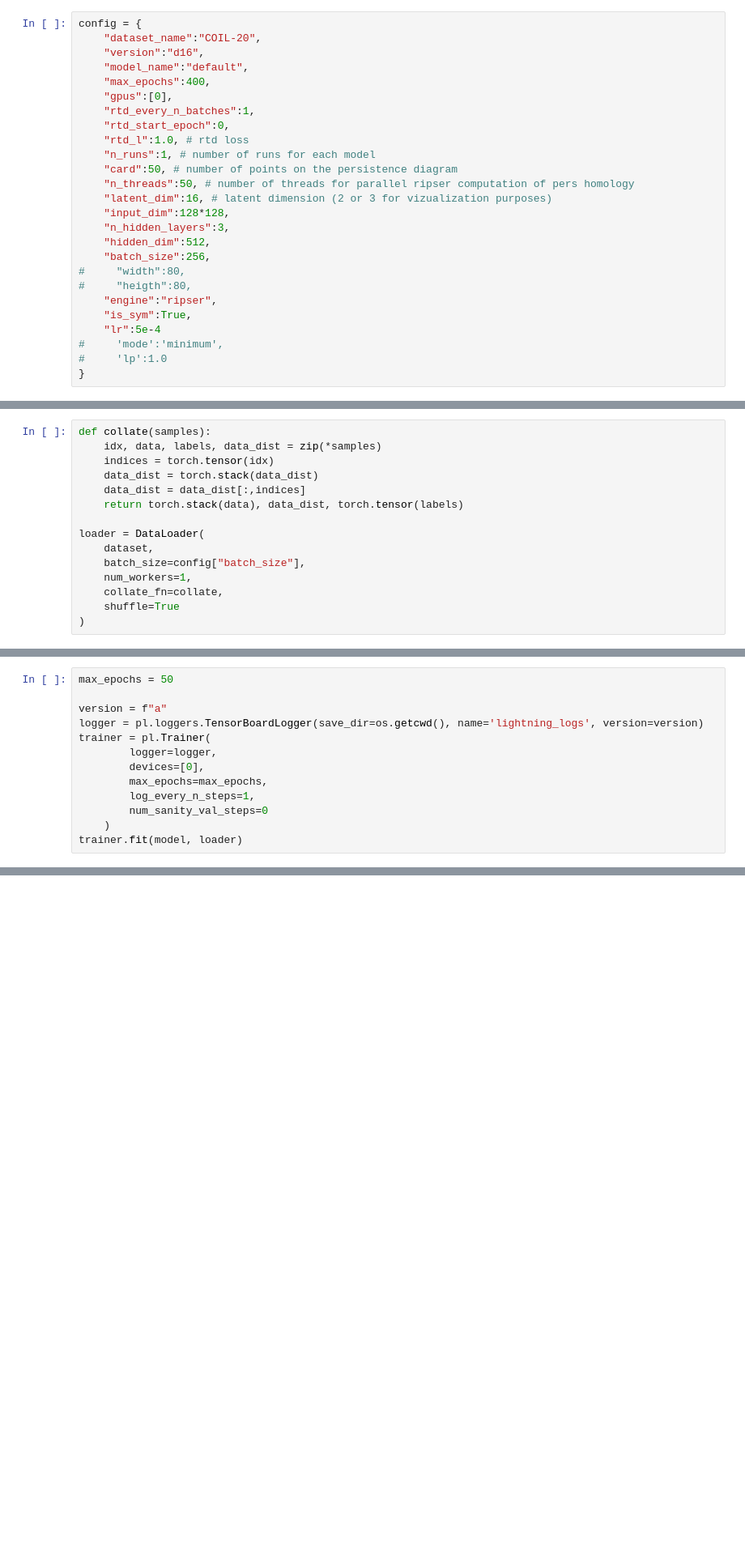
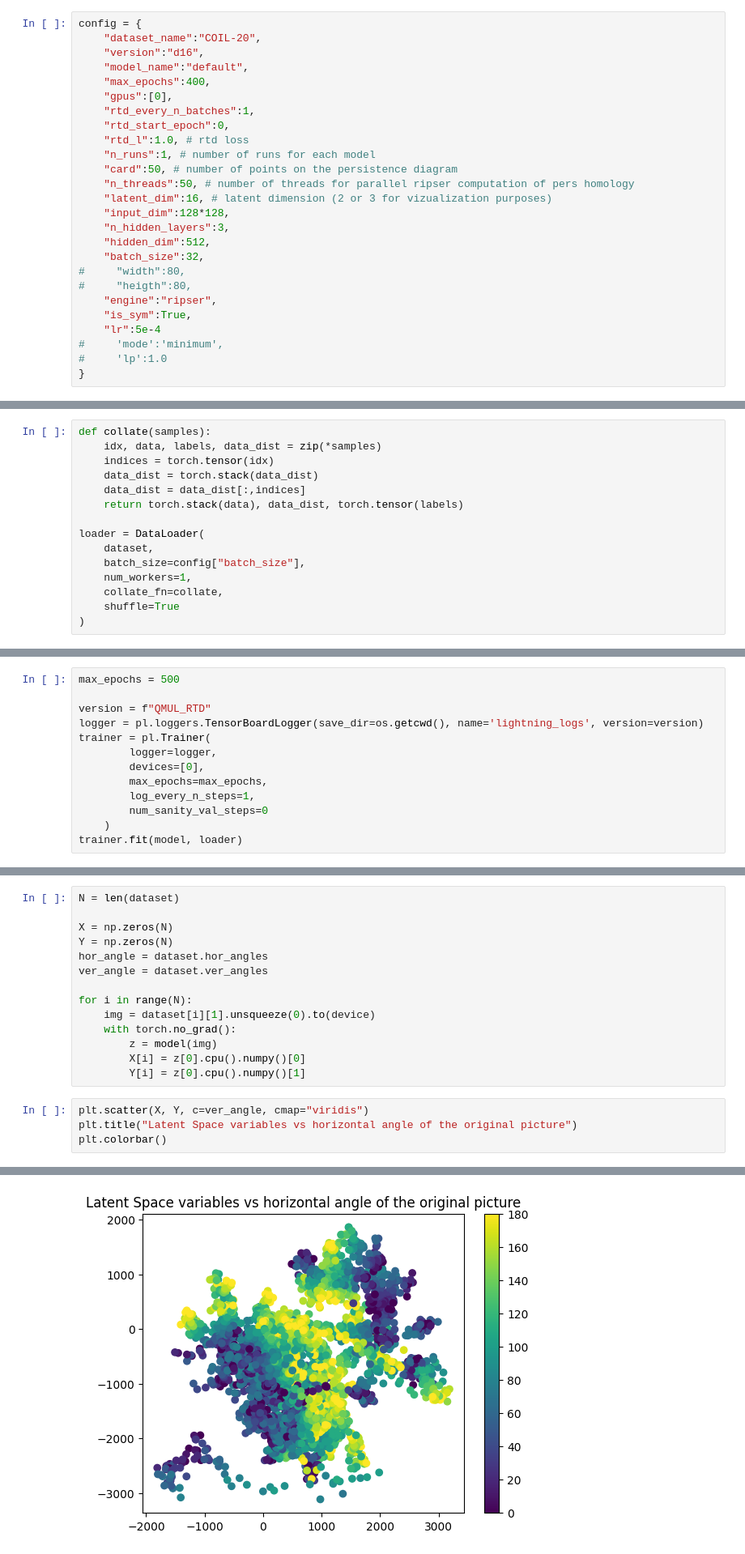
Before and after one commit to hduprieu/RTD_AE, a Jupyter notebook: QMUL_script.ipynb, the cells around one changed output, grey strips where cells are left out. Shown at 81% size. Cells and saved outputs as stored; diff of their text form; blank space fills up the shorter version.

Commit message:
Training RTD-AE on QMUL

```diff
--- a/QMUL_script.ipynb
+++ b/QMUL_script.ipynb
@@ -342,7 +342,7 @@ config = {
     "input_dim":128*128,
     "n_hidden_layers":3,
     "hidden_dim":512,
-    "batch_size":256,
+    "batch_size":32,
 #     "width":80,
 #     "heigth":80,
     "engine":"ripser",
@@ -458,9 +452,9 @@ decoder = nn.Sequential(
 
 model = AutoEncoder(encoder = encoder, decoder = decoder, RTDLoss = RTDLoss(dim = 1, lp = 1., **config), MSELoss = nn.MSELoss()).to(device)
 # %%
-max_epochs = 50
+max_epochs = 500
 
-version = f"a"
+version = f"QMUL_RTD"
 logger = pl.loggers.TensorBoardLogger(save_dir=os.getcwd(), name='lightning_logs', version=version)
 trainer = pl.Trainer(
         logger=logger,
@@ -492,0 +506,19 @@ LOCAL_RANK: 0 - CUDA_VISIBLE_DEVICES: [0]
+# %%
+N = len(dataset)
+
+X = np.zeros(N)
+Y = np.zeros(N)
+hor_angle = dataset.hor_angles
+ver_angle = dataset.ver_angles
+
+for i in range(N):
+    img = dataset[i][1].unsqueeze(0).to(device)
+    with torch.no_grad():
+        z = model(img)
+        X[i] = z[0].cpu().numpy()[0]
+        Y[i] = z[0].cpu().numpy()[1]
+# %%
+plt.scatter(X, Y, c=ver_angle, cmap="viridis")
+plt.title("Latent Space variables vs horizontal angle of the original picture")
+plt.colorbar()
+# %% [output]
@@ -492,0 +526 @@ LOCAL_RANK: 0 - CUDA_VISIBLE_DEVICES: [0]
+[figure, added]
```
Also changed, not shown: parts of 7 cells of this notebook.
